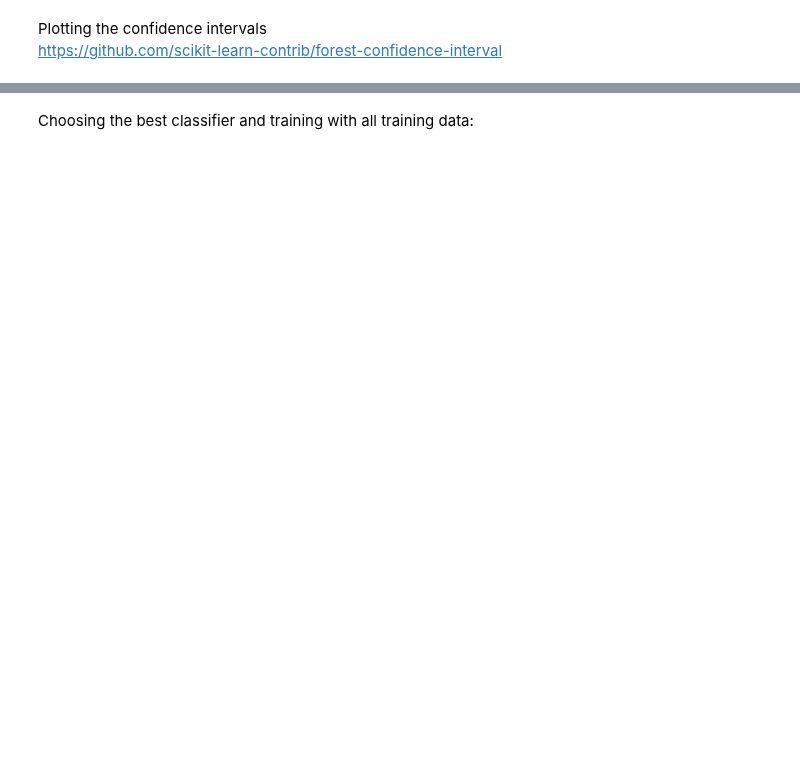
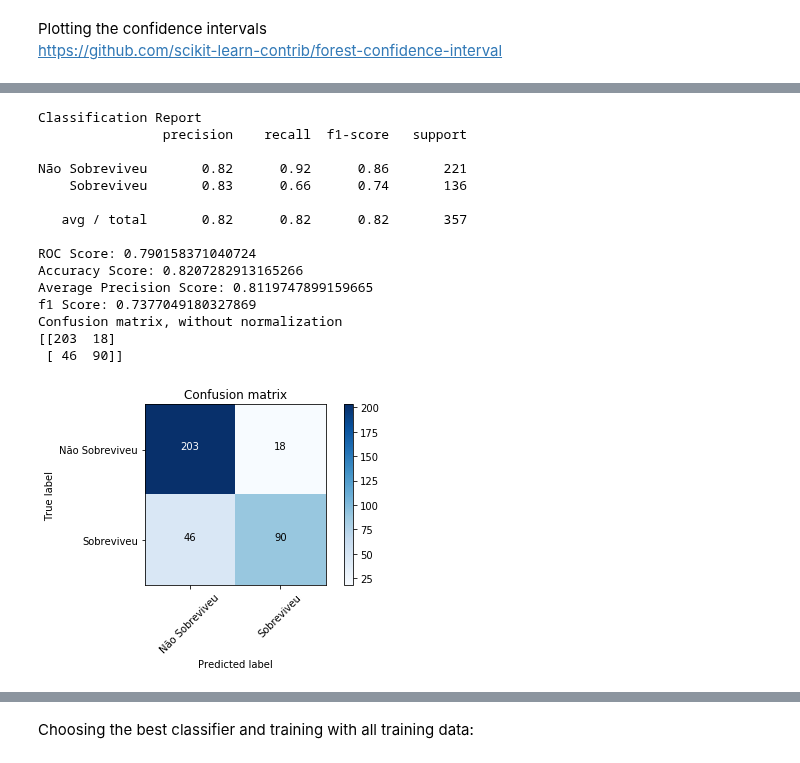
Before and after one commit to rsouza/MMD, a Jupyter notebook: notebooks/Ex02_Kaggle_Titanic.ipynb, the cells around one changed output, grey strips where cells are left out. Saved outputs shown, nothing was run; the diff lists cells and outputs as text; code cells hidden in the pictures; blank space fills up the shorter version.

```diff
--- a/notebooks/Ex02_Kaggle_Titanic.ipynb
+++ b/notebooks/Ex02_Kaggle_Titanic.ipynb
@@ -1184,0 +1239,23 @@ Confusion matrix, without normalization
+# %%
+from sklearn.ensemble import BaggingClassifier
+
+clf_bgc = BaggingClassifier().fit(X_traincv, y_traincv)
+
+roc_bgc = clf_eval(clf_bgc, X_testcv, y_testcv)
+# %% [output]
+Classification Report
+                precision    recall  f1-score   support
+
+Não Sobreviveu       0.82      0.92      0.86       221
+    Sobreviveu       0.83      0.66      0.74       136
+
+   avg / total       0.82      0.82      0.82       357
+
+ROC Score: 0.790158371040724
+Accuracy Score: 0.8207282913165266
+Average Precision Score: 0.8119747899159665
+f1 Score: 0.7377049180327869
+Confusion matrix, without normalization
+[[203  18]
+ [ 46  90]]
+[figure, added]
```
Also changed, not shown: parts of 46 cells of this notebook.
